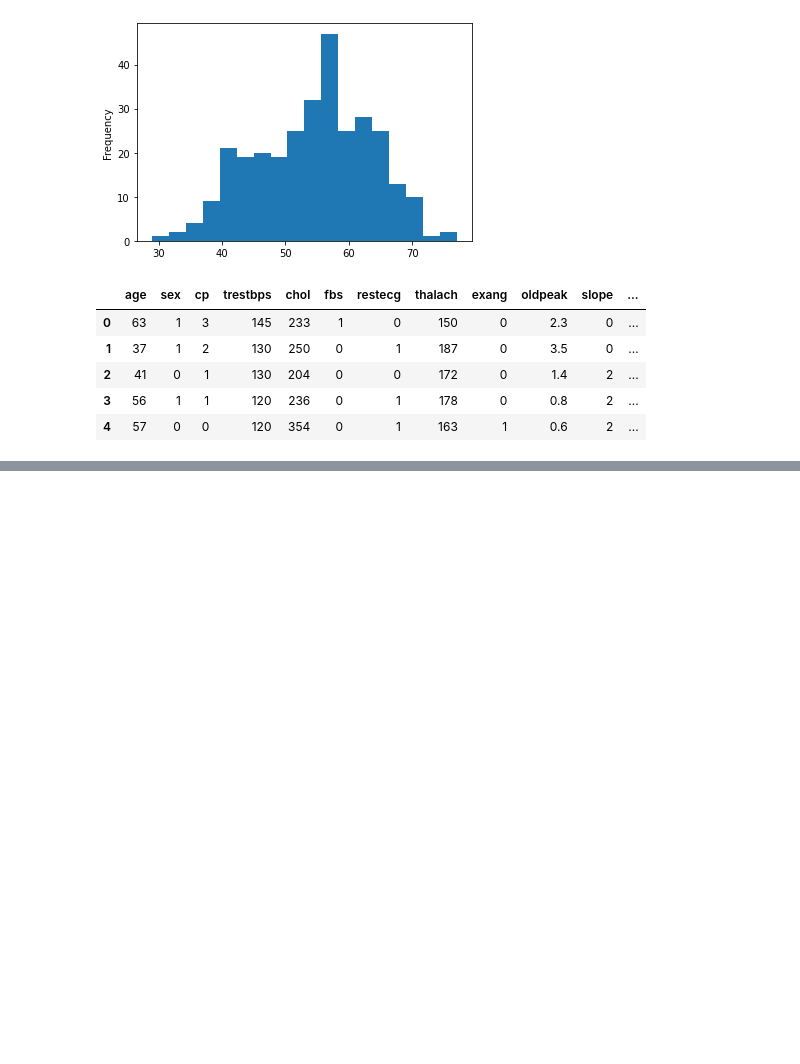
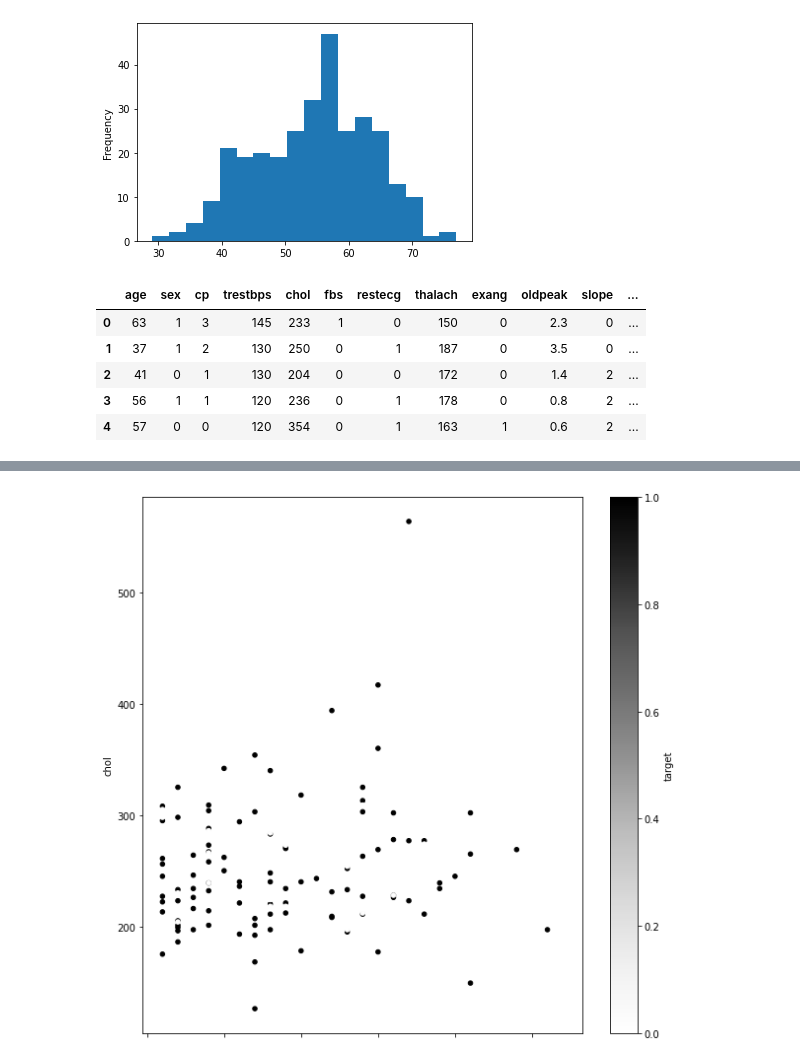
Before and after one commit to Aaron32365/Python-ML-Notes, a Jupyter notebook: intro-to-matplotlib.ipynb, the cells around one changed output, grey strips where cells are left out. Drawn from its saved outputs; the diff is of its cells as text; code cells hidden in the pictures; blank space fills up the shorter version.

```diff
--- a/intro-to-matplotlib.ipynb
+++ b/intro-to-matplotlib.ipynb
@@ -352,0 +353,7 @@ heart_disease.plot.hist(subplots=True);
+# %%
+over_50 = heart_disease[heart_disease["age"] > 50]
+# %%
+#pyplot method of plotting directly from dataframe - not very good
+over_50.plot(figsize=(10,10),kind="scatter", x='age', y='chol', c='target');
+# %% [output]
+[figure, added]
```
Also changed, not shown: parts of 20 cells of this notebook.
